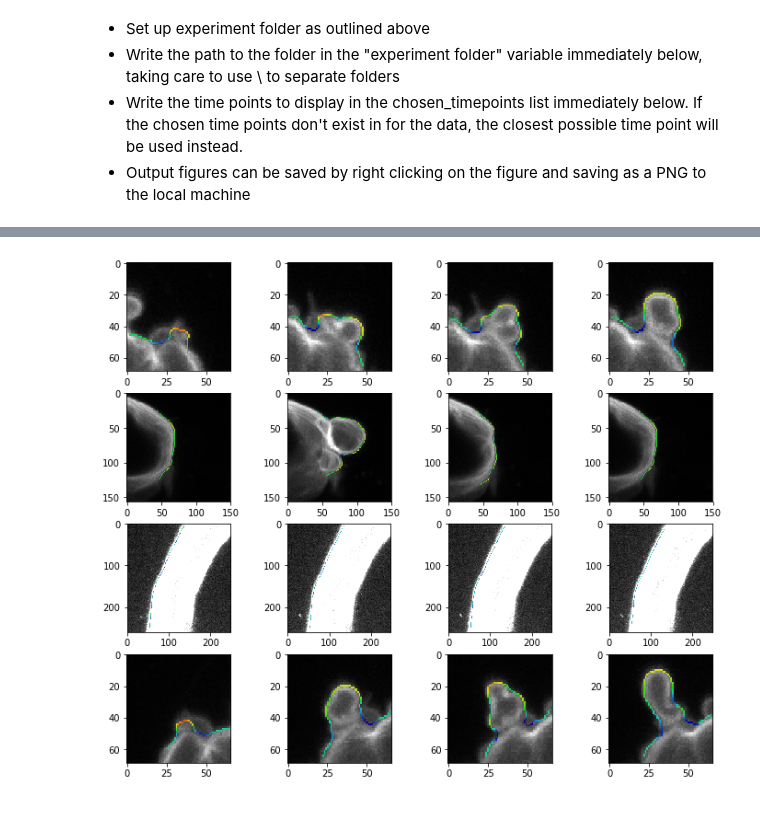
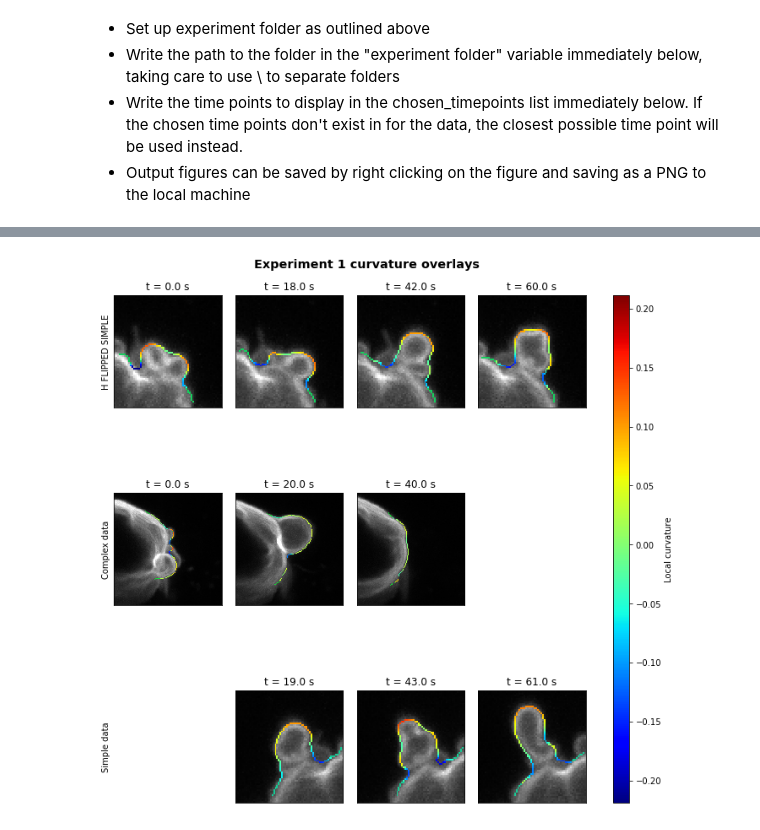
Before and after one commit to dougkelly88/blebbing_analysis, a Jupyter notebook: plotting/Blebbing figures.ipynb, the cells around one changed output, grey strips where cells are left out. Drawn from its saved outputs; the diff is of its cells as text; code cells hidden in the pictures.

```diff
--- a/plotting/Blebbing figures.ipynb
+++ b/plotting/Blebbing figures.ipynb
@@ -38,16 +40,16 @@ curv_lims = (min([im.min() for im in curvature_kyms]), max([im.max() for im in c
 fig, axs = plt.subplots(ncols=len(actin_kyms), nrows=2, sharex='col', figsize=(3*len(curvature_kyms),10));
 for idx in range(len(actin_kyms)):
     im1=axs[0][idx].imshow(actin_kyms[idx], plt.cm.gray, aspect='auto', interpolation=None);
-    im2=axs[1][idx].imshow(curvature_kyms[idx], plt.cm.rainbow, vmin=curv_lims[0], vmax=curv_lims[1], aspect='auto', interpolation=None);
+    im2=axs[1][idx].imshow(curvature_kyms[idx], plt.cm.jet, vmin=curv_lims[0], vmax=curv_lims[1], aspect='auto', interpolation=None);
     axs[1][idx].set_xlabel("Time, " + paramses[idx].interval_unit);
     axs[0][idx].set_yticks([]);
     axs[1][idx].set_yticks([]);
 
 # handle presentation
 plt.tight_layout()
-fig.subplots_adjust(top=0.90, right=0.9, left=0.1);
-cbar_ax1 = fig.add_axes([0.95, axs[0][2].get_position().y0, 0.03, (axs[0][2].get_position().y1 - axs[0][2].get_position().y0)])
-cbar_ax2 = fig.add_axes([0.95, axs[1][2].get_position().y0, 0.03, (axs[1][2].get_position().y1 - axs[1][2].get_position().y0)])
+fig.subplots_adjust(top=0.90, right=0.9);
+cbar_ax1 = fig.add_axes([0.95, axs[0][len(actin_kyms)-1].get_position().y0, 0.03, (axs[0][len(actin_kyms)-1].get_position().y1 - axs[0][len(actin_kyms)-1].get_position().y0)])
+cbar_ax2 = fig.add_axes([0.95, axs[1][len(actin_kyms)-1].get_position().y0, 0.03, (axs[1][len(actin_kyms)-1].get_position().y1 - axs[1][len(actin_kyms)-1].get_position().y0)])
 fig.colorbar(im1, cax=cbar_ax1);
 fig.colorbar(im2, cax=cbar_ax2);
 cbar_ax1.set_ylabel("Actin intensity, A.U. ");
@@ -63,6 +65,6 @@ for idx in range(len(actin_kyms)):
     axs[0][idx].set_title("\n".join(wrap(subtitles[idx], 30)));
 
 plt.rc('figure', titlesize='x-large', titleweight='bold')
-fig.suptitle(experiment_title)
+fig.suptitle(experiment_title + " kymographs")
 plt.show();
 # %% [output]
@@ -82,6 +84,7 @@ chosen_timepoints = [0, 20, 40, 60];
 ims = [];
 raw_curvatures = [];
 paramses = [];
+subtitles = [];
 # load and plot images
 experiment_title = os.path.basename(experiment_folder);
 for idx, subfolder in enumerate(os.listdir(experiment_folder)):
@@ -90,20 +93,60 @@ for idx, subfolder in enumerate(os.listdir(experiment_folder)):
     params = Parameters();
     params.loadParametersFromJson(os.path.join(experiment_folder, subfolder, "parameters used.json"));
     paramses.append(params);
+    subtitles.append(os.path.splitext(os.path.basename(params.input_image_path))[0])
 
+curv_lims =  (min([raw_cs.min() for raw_cs in raw_curvatures]), max([raw_cs.max() for raw_cs in raw_curvatures]))
 fig, axs = plt.subplots(ncols=len(chosen_timepoints), nrows=len(ims), figsize=(3*len(ims),10));
 for imidx in range(len(ims)):
     t_offs = 0;
-    if paramses[idx].time_crop_start_end is not None:
+    if paramses[imidx].time_crop_start_end is not None:
         t_offs = float(paramses[idx].time_crop_start_end[0]);
     chosen_frames = [round((t - t_offs)/ paramses[imidx].frame_interval) for t in chosen_timepoints];
+    #chosen_frames = [ch if ch < ims[imidx].shape[0] else ims[imidx].shape[0]-1 for ch in chosen_frames]; #
     closest_timepoints = [fr * paramses[imidx].frame_interval + t_offs for fr in chosen_frames];
+    chosen_frames = [ch if ((ch < ims[imidx].shape[0]) and (ch >= 0)) else float('nan') for ch in chosen_frames];
+    print("For " + subtitles[imidx] + ", timepoints are: " + str(closest_timepoints));
+    print("For " + subtitles[imidx] + ", frames are: " + str(chosen_frames));
     for fridx, fr in enumerate(chosen_frames):
-        cbw = math.ceil(0.95 * ims[imidx][fr].shape[0]);
-        axs[imidx][fridx].imshow(ims[imidx][fr][:, :cbw, :])
+        if not math.isnan(fr):
+            cbw = math.ceil(0.95 * ims[imidx][fr].shape[0]);
+            curv_pix = np.nonzero(raw_curvatures[imidx][fr]);
+            for pixx, pixy in zip(curv_pix[0], curv_pix[1]):
+                curv = raw_curvatures[imidx][fr][pixx][pixy];
+                existing_val = ims[imidx][fr][pixx][pixy];
+                #print("Existing RBG value = " + str(existing_val));
+                curv_idx_8bit = int(round(255 * (curv - curv_lims[0]) / (curv_lims[1] - curv_lims[0])));
+                r, g, b, _ = cm.jet(curv_idx_8bit);
+                #print("Curvature = " + str(curv));
+                #print("Scaled index = " + str(curv_idx_8bit));
+                #print("RGB value = " + str((int(round(255*r)), int(round(255*g)), int(round(255*b)))));
+                ims[imidx][fr][pixx][pixy][0] = int(round(255*r));
+                ims[imidx][fr][pixx][pixy][1] = int(round(255*g));
+                ims[imidx][fr][pixx][pixy][2] = int(round(255*b));
+            axs[imidx][fridx].imshow(ims[imidx][fr][:, :cbw, :]);
+            axs[imidx][fridx].set_title("t = " + str(closest_timepoints[fridx]) + " s");
+        else:
+            #axs[imidx][fridx].set_visible(False);
+            axs[imidx][fridx].imshow(ims[imidx][0][:, :cbw, :], alpha=0);
+            axs[imidx][fridx].set_frame_on(False);
+            #if fridx == 0:
+                #axs[imidx][fridx].set_ylabel("\n".join(wrap(subtitles[imidx], 30)));
+        axs[imidx][fridx].set_xticks([]);
+        axs[imidx][fridx].set_yticks([]);
+        if fridx == 0:
+            axs[imidx][fridx].set_ylabel("\n".join(wrap(subtitles[imidx], 30)));
 #print(ims[0][0].shape)
 #axs[0][0].imshow(ims[0][0])
-print(raw_curvatures[0][0].shape)
-print()
-print(len(np.nonzero(raw_curvatures[0][0])[0]))
+
+plt.tight_layout()
+fig.subplots_adjust(top=0.99, right=0.9, hspace=0);
+cmap = plt.get_cmap('jet');
+norm = colors.Normalize(vmin=curv_lims[0],vmax=curv_lims[1]);
+sm = plt.cm.ScalarMappable(cmap=cmap, norm=norm);
+sm.set_array([]);
+cbar_ax1 = fig.add_axes([0.95, axs[len(ims)-1][len(chosen_timepoints)-1].get_position().y0, 0.03, (axs[0][len(chosen_timepoints)-1].get_position().y1 - axs[len(ims)-1][len(chosen_timepoints)-1].get_position().y0)])
+fig.colorbar(sm, cax=cbar_ax1);
+cbar_ax1.set_ylabel("Local curvature");
+plt.rc('figure', titlesize='x-large', titleweight='bold');
+fig.suptitle(experiment_title + " curvature overlays");
 # %% [output]
@@ -121 +159 @@ print(len(np.nonzero(raw_curvatures[0][0])[0]))
-[figure, old version]
+[figure, new version]
```
Also changed, not shown: parts of 3 cells of this notebook.
